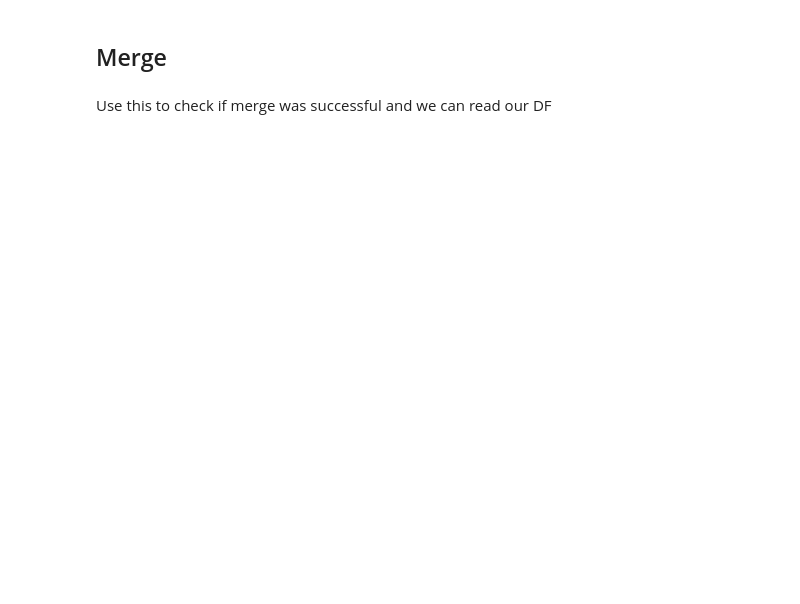
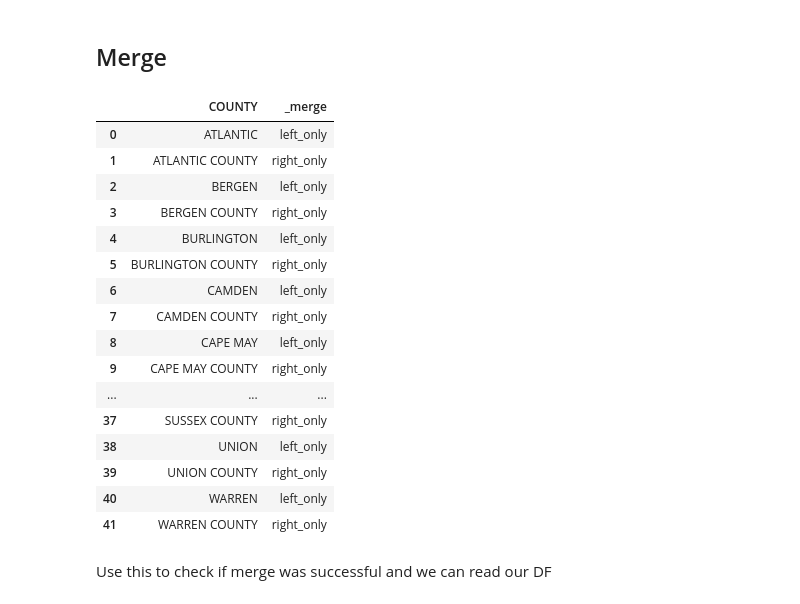
Before and after one commit to eadamsRU/GIS_RU, a Jupyter notebook: PS3_11072024.ipynb, the cells around one changed output. Cells and saved outputs as stored; diff of their text form; code cells hidden in the pictures; blank space fills up the shorter version.

```diff
--- a/PS3_11072024.ipynb
+++ b/PS3_11072024.ipynb
@@ -302,6 +302,27 @@ NJCensus.head(1)
 ## Merge
 # %%
 njC1 = pd.merge(njC0, dietExerciseIndex, on='COUNTY',how='outer',indicator=True) #(make sure to have njC shapefile from previous sec)
+# %%
+#aok to check look at the whole thing, not just head; so yeah nothing merged; and likewise do make sure merges are fine for the remaining ones!!!
+njC1[['COUNTY','_merge']]
+# %% [output]
+|  | COUNTY | _merge |
+| 0 | ATLANTIC | left_only |
+| 1 | ATLANTIC COUNTY | right_only |
+| 2 | BERGEN | left_only |
+| 3 | BERGEN COUNTY | right_only |
+| 4 | BURLINGTON | left_only |
+| 5 | BURLINGTON COUNTY | right_only |
+| 6 | CAMDEN | left_only |
+| 7 | CAMDEN COUNTY | right_only |
+| 8 | CAPE MAY | left_only |
+| 9 | CAPE MAY COUNTY | right_only |
+| ... | ... | ... |
+| 37 | SUSSEX COUNTY | right_only |
+| 38 | UNION | left_only |
+| 39 | UNION COUNTY | right_only |
+| 40 | WARREN | left_only |
+| 41 | WARREN COUNTY | right_only |
 # %% [markdown]
 Use this to check if merge was successful and we can read our DF
 # %%
```
